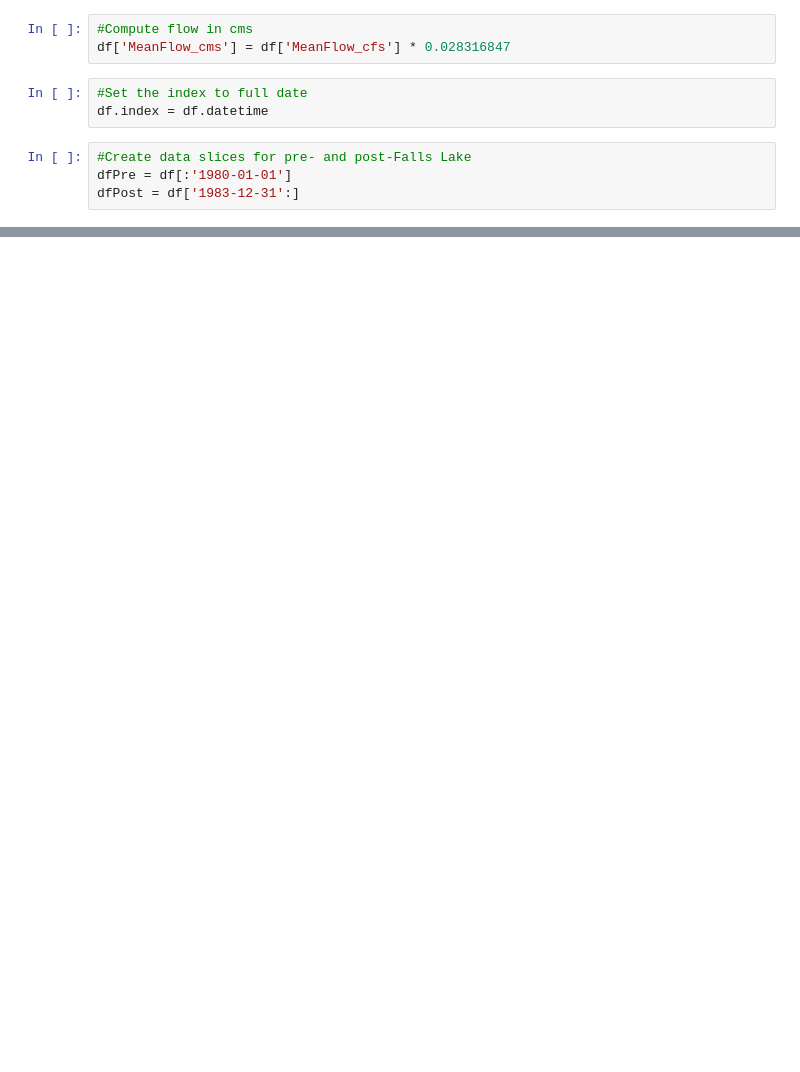
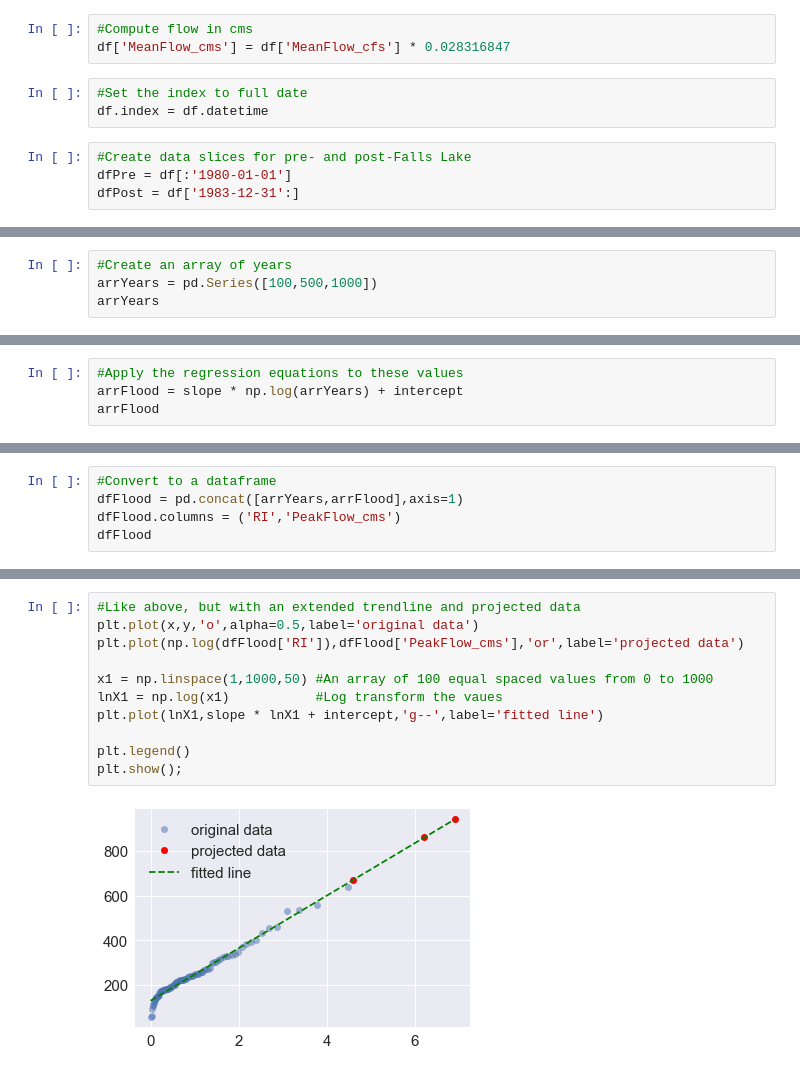
Before and after one commit to johnpfay/Water-Data-Bootcamp, a Jupyter notebook: 1_StreamFlow/Python/03-Flood-Frequency-Analysis.ipynb, the cells around one changed output, grey strips where cells are left out. Saved outputs shown, nothing was run; the diff lists cells and outputs as text; blank space fills up the shorter version.

Commit message:
revised flood freq doc

```diff
--- a/1_StreamFlow/Python/03-Flood-Frequency-Analysis.ipynb
+++ b/1_StreamFlow/Python/03-Flood-Frequency-Analysis.ipynb
@@ -301,0 +159,4 @@ dfPreMA['Pe'] = 1 / dfPreMA['RI']
+# %%
+#Create an array of years
+arrYears = pd.Series([100,500,1000])
+arrYears
@@ -301,0 +168,4 @@ dfPreMA['Pe'] = 1 / dfPreMA['RI']
+# %%
+#Apply the regression equations to these values
+arrFlood = slope * np.log(arrYears) + intercept
+arrFlood
@@ -301,0 +177,5 @@ dfPreMA['Pe'] = 1 / dfPreMA['RI']
+# %%
+#Convert to a dataframe
+dfFlood = pd.concat([arrYears,arrFlood],axis=1)
+dfFlood.columns = ('RI','PeakFlow_cms')
+dfFlood
@@ -301,0 +199,13 @@ dfPreMA['Pe'] = 1 / dfPreMA['RI']
+# %%
+#Like above, but with an extended trendline and projected data
+plt.plot(x,y,'o',alpha=0.5,label='original data')
+plt.plot(np.log(dfFlood['RI']),dfFlood['PeakFlow_cms'],'or',label='projected data')
+
+x1 = np.linspace(1,1000,50) #An array of 100 equal spaced values from 0 to 1000
+lnX1 = np.log(x1)           #Log transform the vaues
+plt.plot(lnX1,slope * lnX1 + intercept,'g--',label='fitted line')
+
+plt.legend()
+plt.show();
+# %% [output]
+[figure, added]
```
Also changed, not shown: parts of 62 cells of this notebook.
